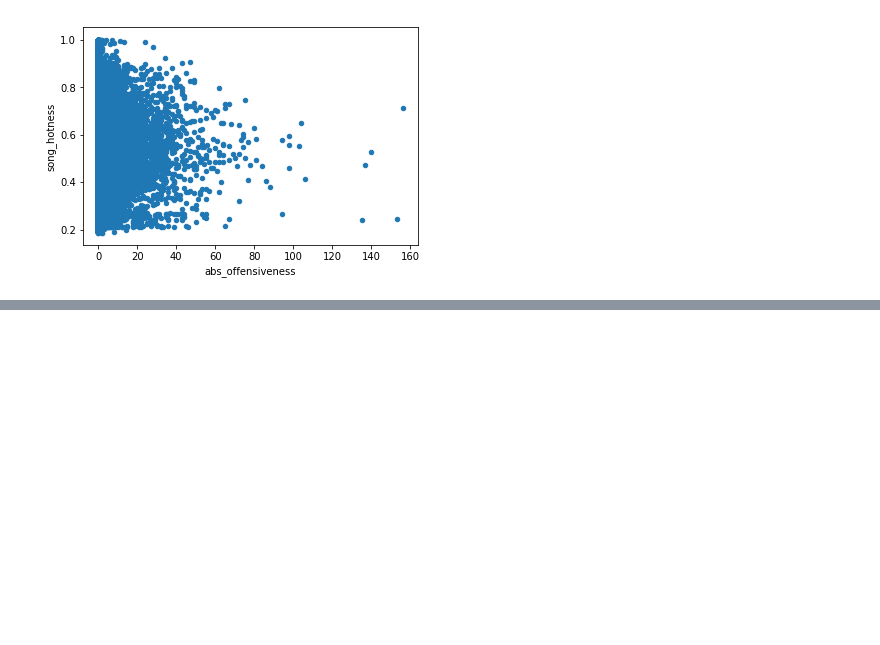
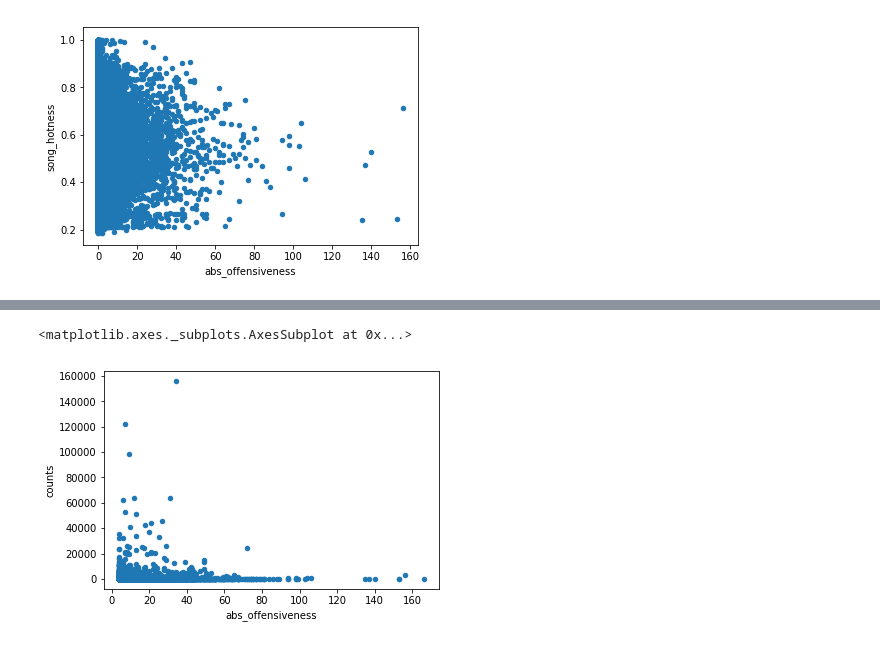
Before and after one commit to Victor-Palacios/epfl_ada, a Jupyter notebook: Project/main_lars.ipynb, the cells around one changed output, grey strips where cells are left out. Drawn from its saved outputs; the diff is of its cells as text; code cells hidden in the pictures; blank space fills up the shorter version.

```diff
--- a/Project/main_lars.ipynb
+++ b/Project/main_lars.ipynb
@@ -325,0 +327,5 @@ offensiveness_counts_very_recent.corr()
+# %%
+filtered_songs.plot.scatter("abs_offensiveness", "counts")
+# %% [output]
+<matplotlib.axes._subplots.AxesSubplot at 0x...>
+[figure, added]
```
Also changed, not shown: parts of 26 cells of this notebook.
